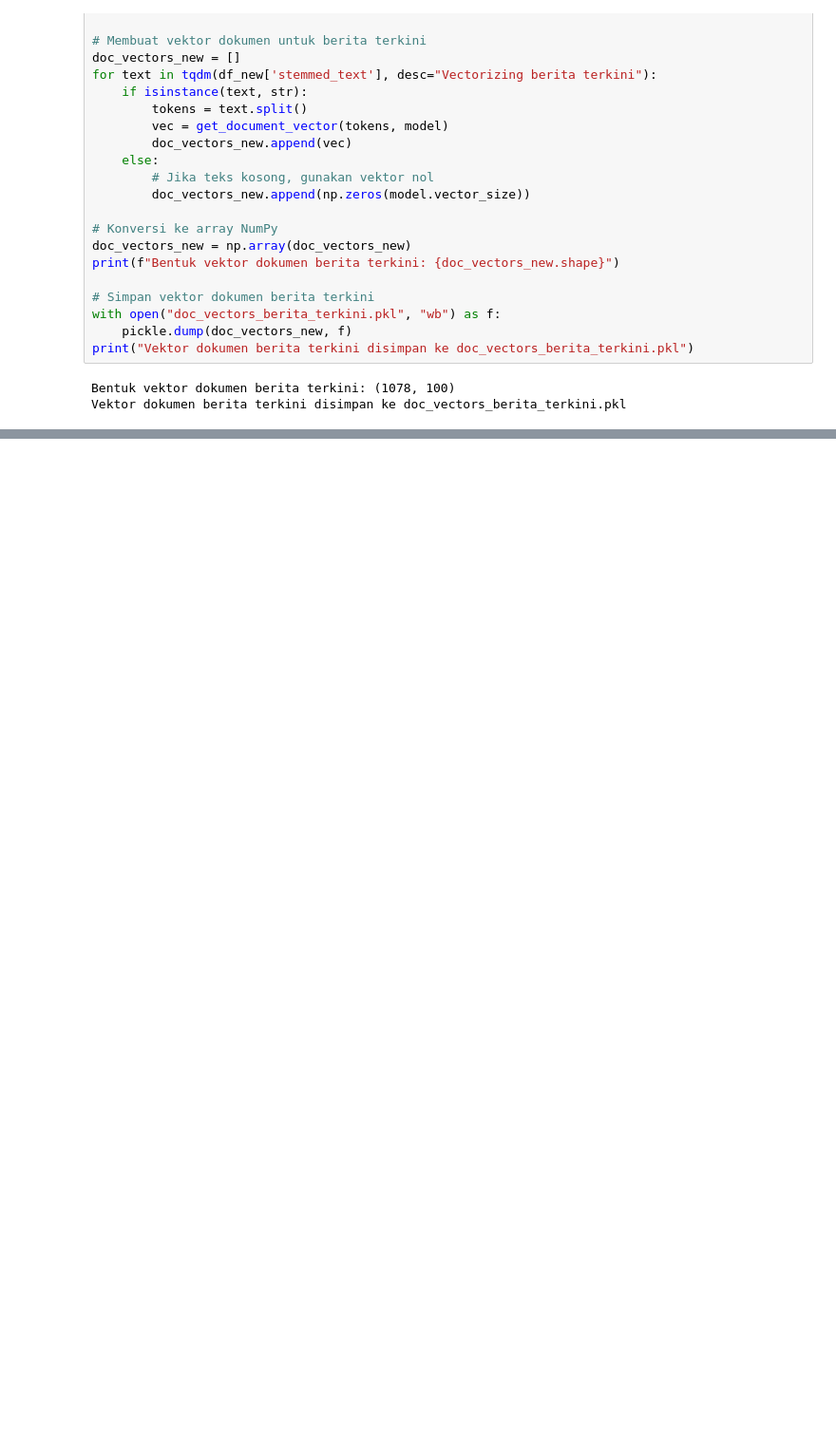
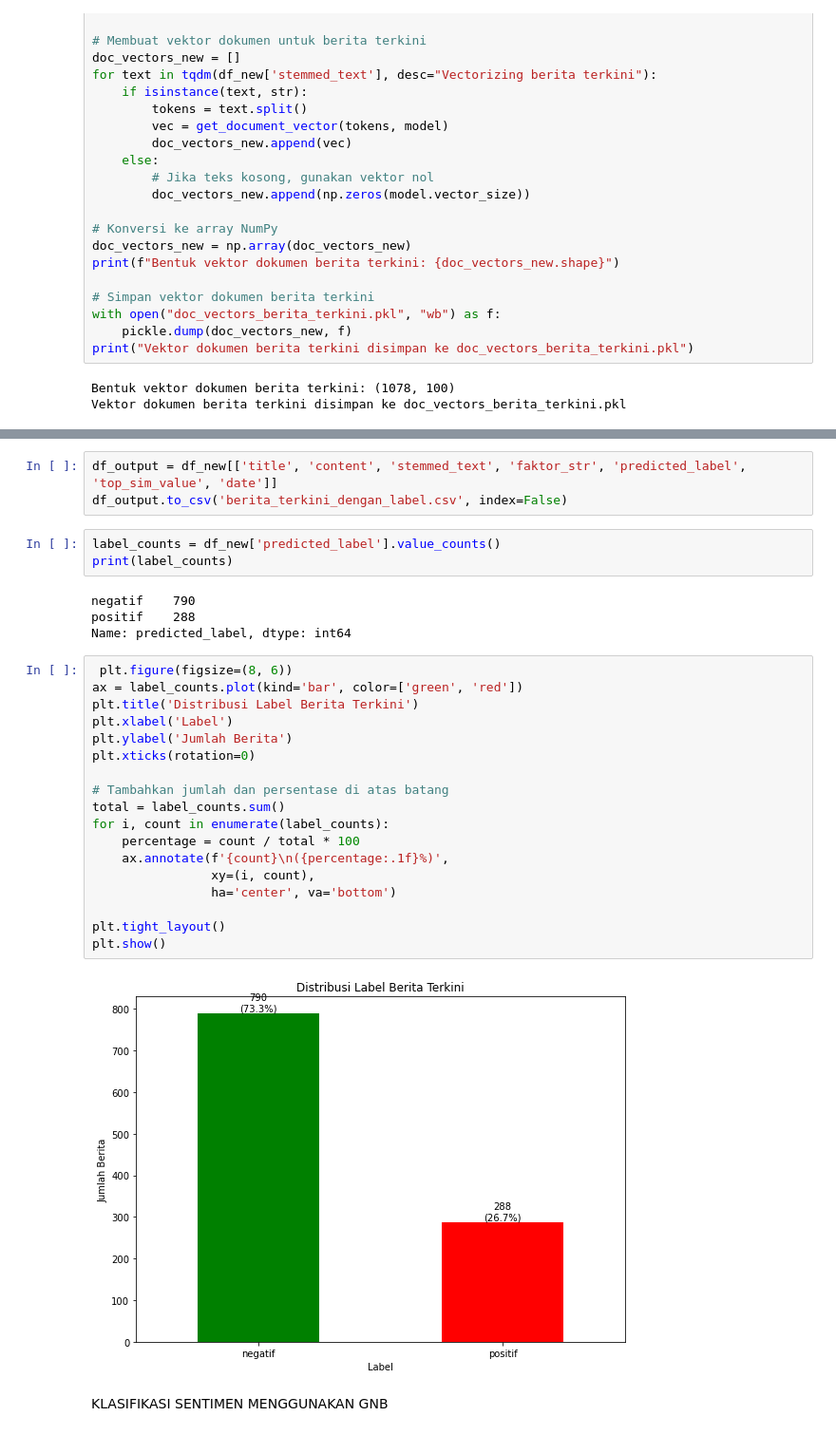
Before and after one commit to adindasyv/skripsi_2025, a Jupyter notebook: try_new_news.ipynb, the cells around one changed output, grey strips where cells are left out. Shown at 95% size. Cells and saved outputs as stored; diff of their text form; blank space fills up the shorter version.

Commit message:
classification and labelling

```diff
--- a/try_new_news.ipynb
+++ b/try_new_news.ipynb
@@ -580,0 +755,32 @@ Vektor dokumen berita terkini disimpan ke doc_vectors_berita_terkini.pkl
+# %%
+df_output = df_new[['title', 'content', 'stemmed_text', 'faktor_str', 'predicted_label', 'top_sim_value', 'date']]
+df_output.to_csv('berita_terkini_dengan_label.csv', index=False)
+# %%
+label_counts = df_new['predicted_label'].value_counts()
+print(label_counts)
+# %% [output]
+negatif    790
+positif    288
+Name: predicted_label, dtype: int64
+# %%
+ plt.figure(figsize=(8, 6))
+ax = label_counts.plot(kind='bar', color=['green', 'red'])
+plt.title('Distribusi Label Berita Terkini')
+plt.xlabel('Label')
+plt.ylabel('Jumlah Berita')
+plt.xticks(rotation=0)
+
+# Tambahkan jumlah dan persentase di atas batang
+total = label_counts.sum()
+for i, count in enumerate(label_counts):
+    percentage = count / total * 100
+    ax.annotate(f'{count}\n({percentage:.1f}%)',
+                xy=(i, count),
+                ha='center', va='bottom')
+
+plt.tight_layout()
+plt.show()
+# %% [output]
+[figure, added]
+# %% [markdown]
+KLASIFIKASI SENTIMEN MENGGUNAKAN GNB
```
Also changed, not shown: parts of 10 cells of this notebook, 1 other file.
